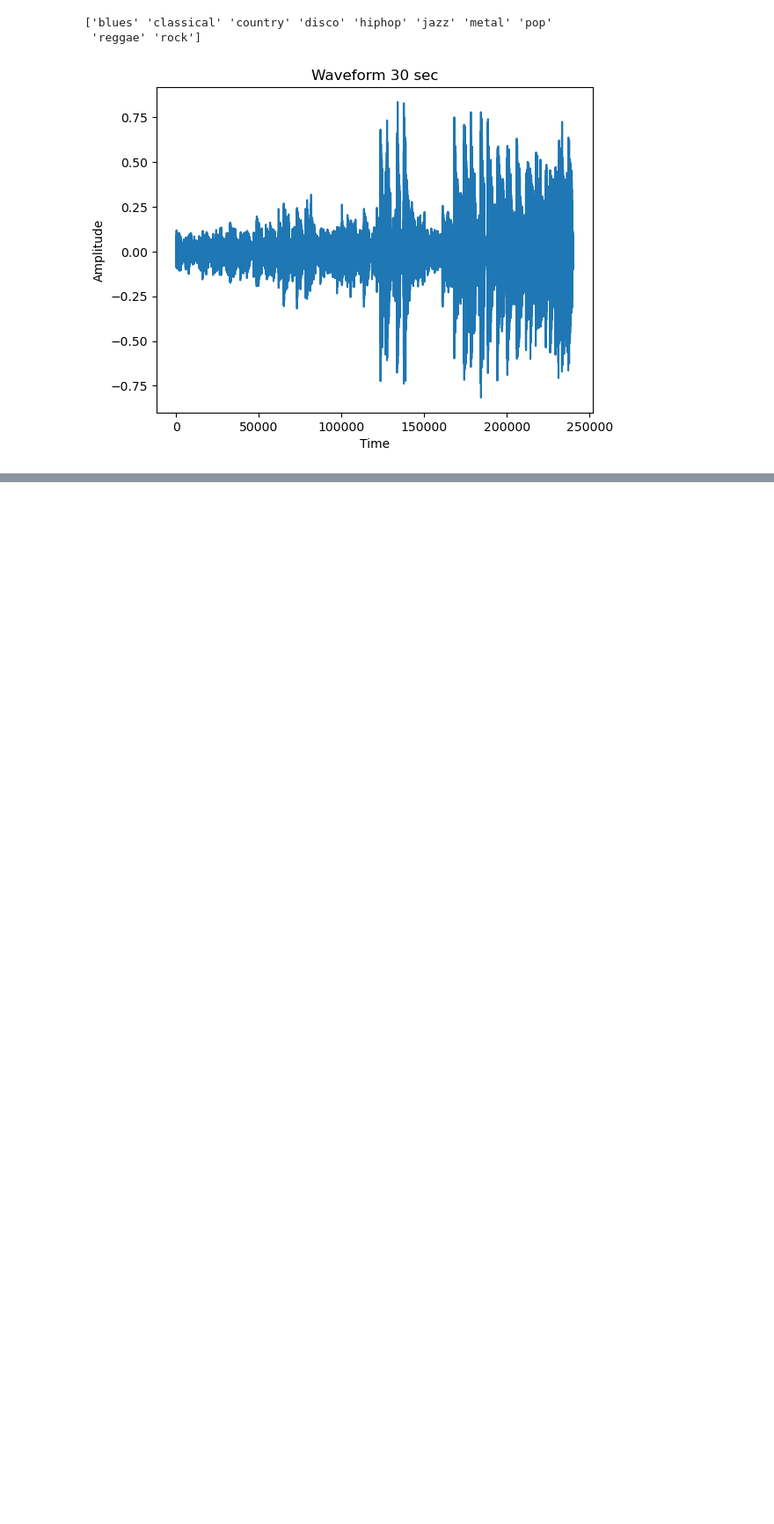
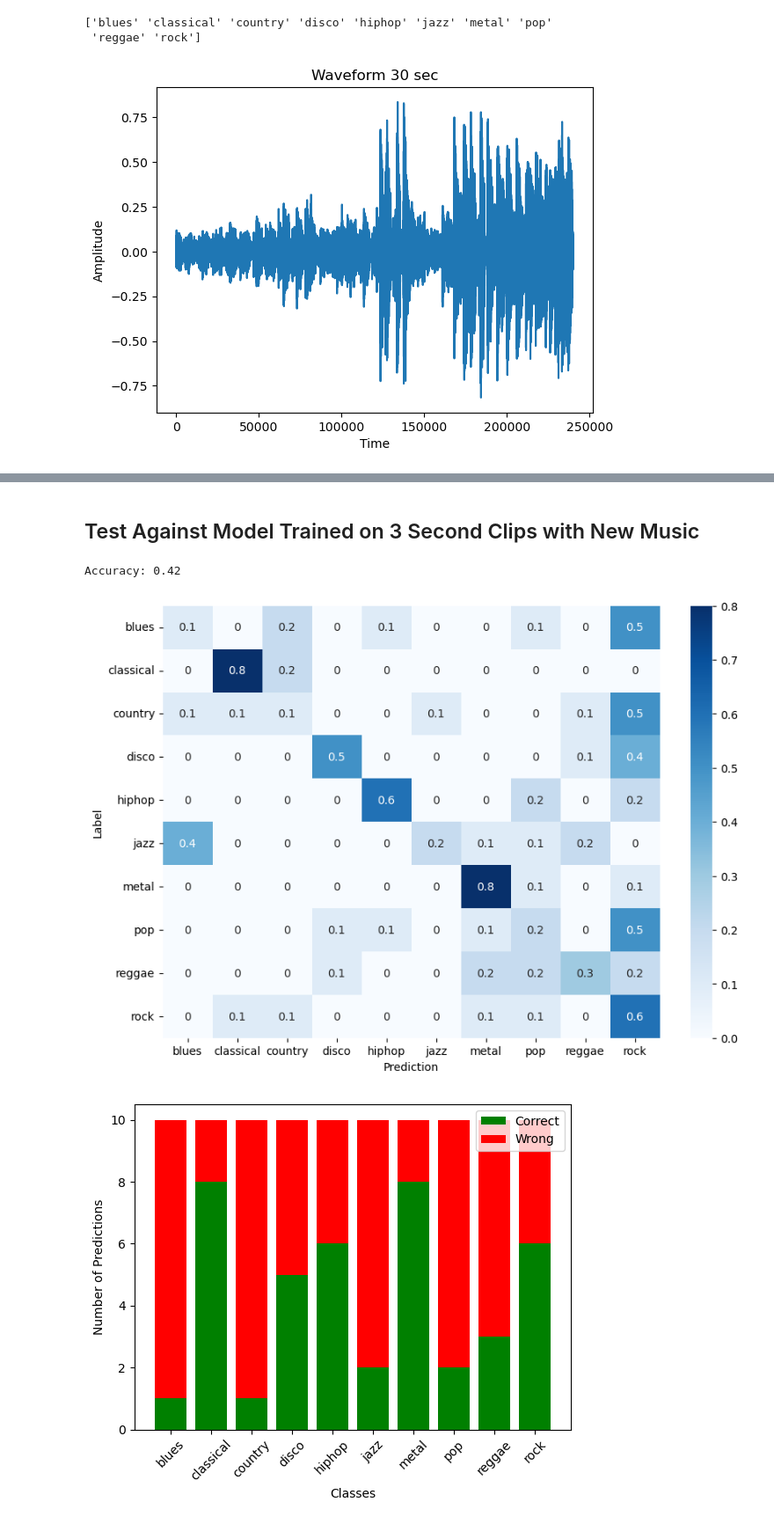
Before and after one commit to yatinpokle/MusicGenreNeuralNetwork, a Jupyter notebook: MusicGenreProject.ipynb, the cells around one changed output, grey strips where cells are left out. Shown: that part at 88% size. Saved outputs shown, nothing was run; the diff lists cells and outputs as text; code cells hidden in the pictures; blank space fills up the shorter version.

```diff
--- a/MusicGenreProject.ipynb
+++ b/MusicGenreProject.ipynb
@@ -336,6 +336,10 @@ NameError: name 'now' is not defined
 import datetime
 now = datetime.datetime.now()
 torch.save(model3sec, f"Models/model_{clip_duration}sec_{now.strftime('%Y%m%d%H%M')}.pt")
+# %%
+#get latest model
+name = 'Models/' + sorted(filter(lambda x: x[0:10] == 'model_3sec', os.listdir('Models/')))[-1]
+model3sec = torch.load(name)
 # %%
 accuracy, predictions, actual = test_audio_classification_model(model3sec, test_loader_3, classes)
 plot_confusion_matrix(actual, predictions, classes)
@@ -392,0 +388,11 @@ plot_prediction_distribution(actual, predictions, classes)
+# %% [markdown]
+## Test Against Model Trained on 3 Second Clips with New Music
+# %%
+#test the 3 sec model
+accuracy, predictions, actual = test_audio_classification_model(model3sec, test_loader, classes)
+plot_confusion_matrix(actual, predictions, classes)
+plot_prediction_distribution(actual, predictions, classes)
+# %% [output]
+Accuracy: 0.42
+[figure, added]
+[figure, added]
```
Also changed, not shown: parts of 8 cells of this notebook, 3 other files.
